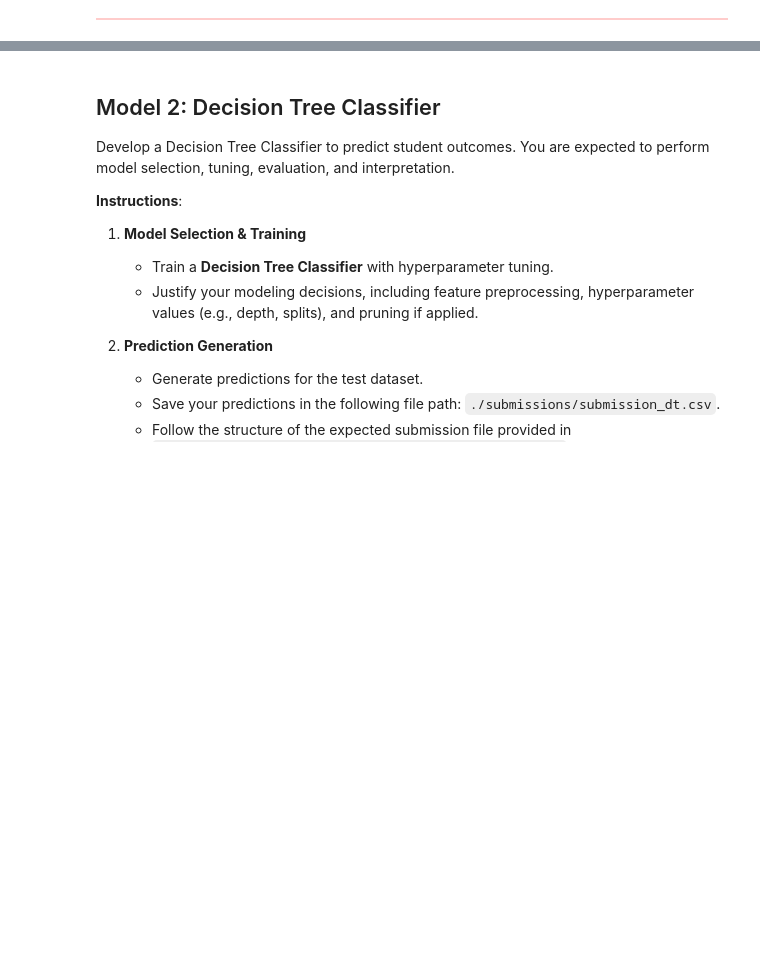
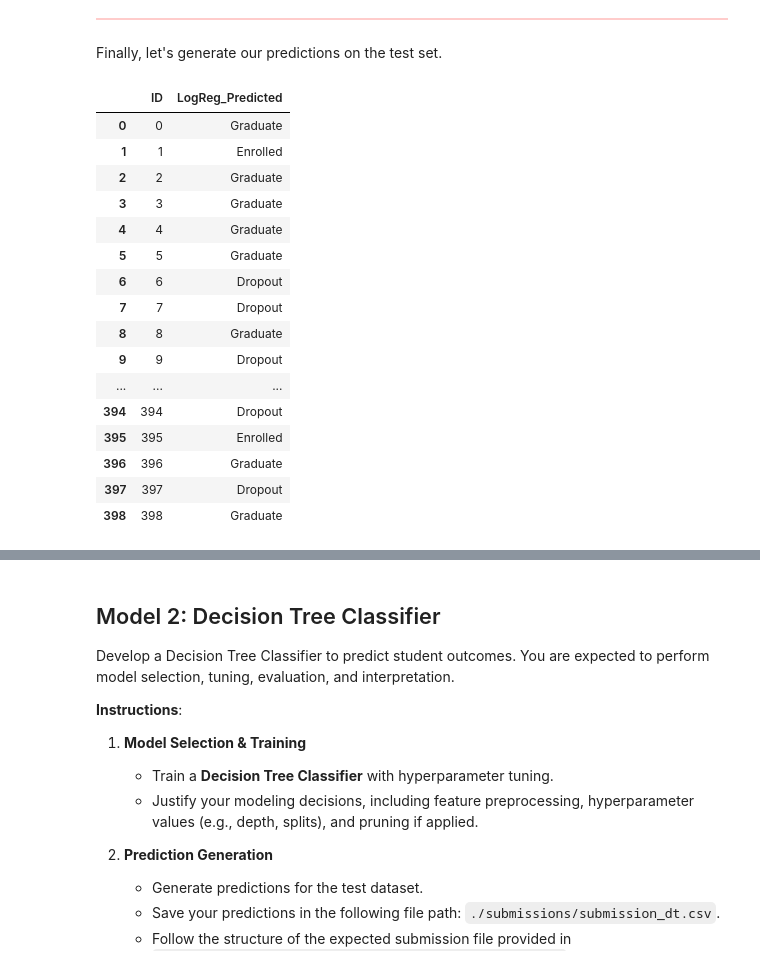
Before and after one commit to julienberman/CS-109a, a Jupyter notebook: psets/cs1090a_hw5/cs1090a_hw5.ipynb, the cells around one changed output, grey strips where cells are left out. Saved outputs shown, nothing was run; the diff lists cells and outputs as text; code cells hidden in the pictures; blank space fills up the shorter version.

```diff
--- a/psets/cs1090a_hw5/cs1090a_hw5.ipynb
+++ b/psets/cs1090a_hw5/cs1090a_hw5.ipynb
@@ -781,5 +834,34 @@ _Type your answer here, replacing this text._
 # %% [markdown]
 <div class="highlight-box" style="border: 1px solid #ffcccb; background-color: #ffcccb; height: 5px;"></div>
+# %% [markdown]
+Finally, let's generate our predictions on the test set.
+# %%
+logreg_predictions_df = pd.DataFrame({
+   'ID': X_test.index,  # assuming this is the ID you want
+   'LogReg_Predicted': best_model.predict(X_test)
+})
+
+logreg_predictions_df.to_csv('./submissions/submission_logreg.csv', index=False)
+# %%
+logreg_predictions_df
+# %% [output]
+|  | ID | LogReg_Predicted |
+| 0 | 0 | Graduate |
+| 1 | 1 | Enrolled |
+| 2 | 2 | Graduate |
+| 3 | 3 | Graduate |
+| 4 | 4 | Graduate |
+| 5 | 5 | Graduate |
+| 6 | 6 | Dropout |
+| 7 | 7 | Dropout |
+| 8 | 8 | Graduate |
+| 9 | 9 | Dropout |
+| ... | ... | ... |
+| 394 | 394 | Dropout |
+| 395 | 395 | Enrolled |
+| 396 | 396 | Graduate |
+| 397 | 397 | Dropout |
+| 398 | 398 | Graduate |
 # %%
 grader.check("logreg")
 # %% [output]
```
Also changed, not shown: parts of 12 cells of this notebook, 5 other files.
